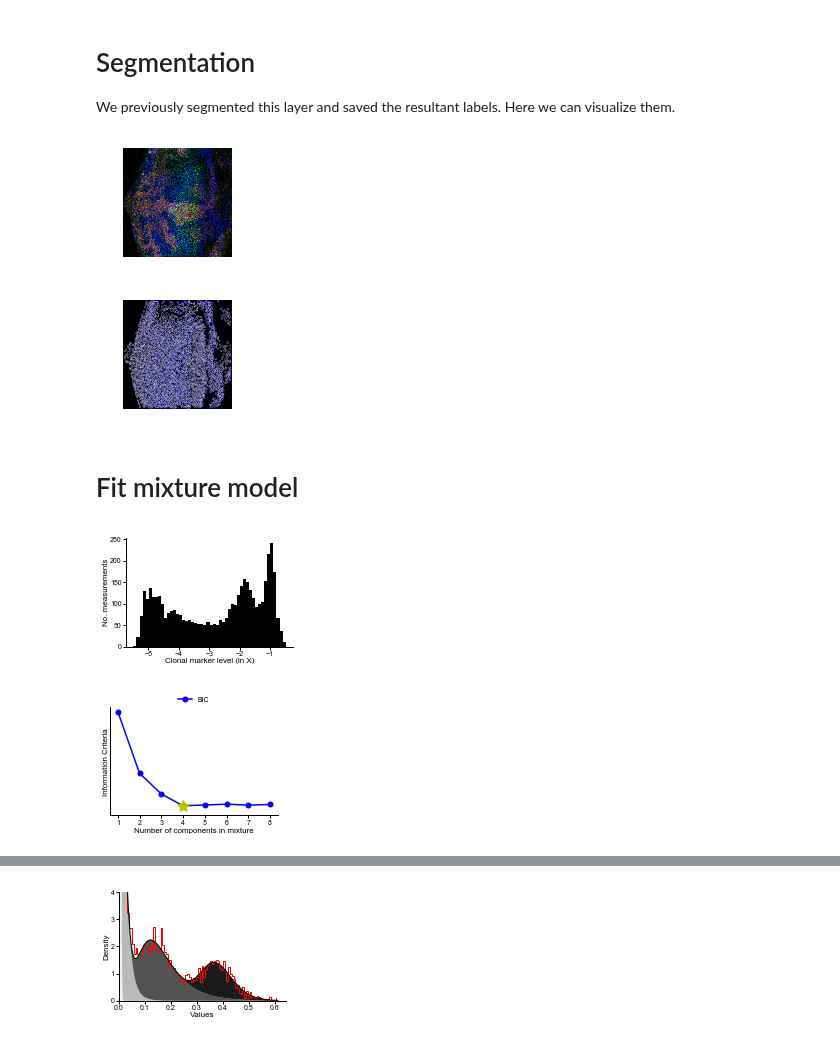
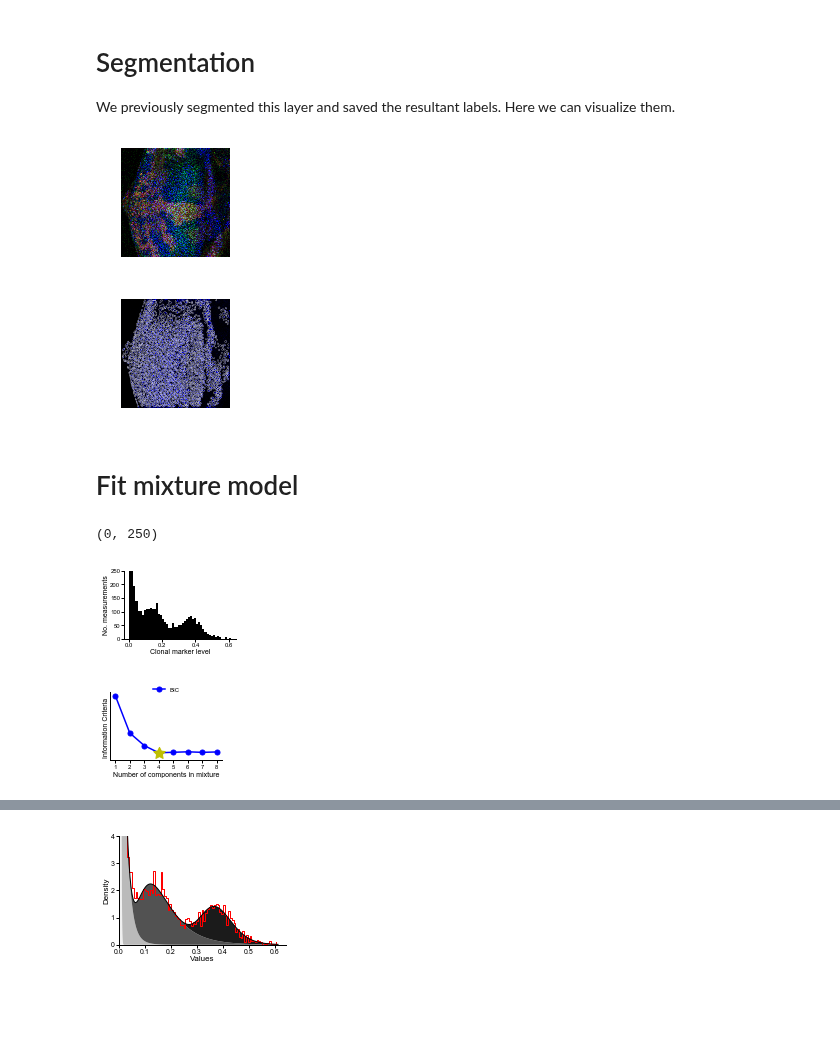
Before and after one commit to sbernasek/flyqma, a Jupyter notebook: notebooks/figures/figure_5.ipynb, the cells around one changed output, grey strips where cells are left out. Drawn from its saved outputs; the diff is of its cells as text; code cells hidden in the pictures; blank space fills up the shorter version.

```diff
--- a/notebooks/figures/figure_5.ipynb
+++ b/notebooks/figures/figure_5.ipynb
@@ -45,31 +43,32 @@ measurements = stack.aggregate_measurements(raw=False)
 We previously segmented this layer and saved the resultant labels. Here we can visualize them.
 # %%
 fig0 = layer.show(segments=False, figsize=figsize)
-fig1 = layer.get_channel('b').show(segments=True, figsize=figsize, lw=.25, color='w', cmap='b')
-savefig(fig0, 'microscopy')
+fig1 = layer.get_channel('b').show(segments=True, figsize=figsize, lw=.25, color='w', cmap='b', rasterized=True)
+#savefig(fig0, 'microscopy')
 savefig(fig1, 'segmentation')
 # %% [output]
-[figure, old version]
+[figure, new version]
-[figure, old version]
+[figure, new version]
 # %% [markdown]
 # Fit mixture model
 # %%
 rfp_levels = measurements.r
 # %%
-fig, ax = plt.subplots(figsize=(3, 2))
-_ = ax.hist(np.log(rfp_levels), bins=50, color='k')
+fig, ax = plt.subplots(figsize=(2, 1.25))
+_ = ax.hist(rfp_levels, bins=50, color='k')
 ax.spines['top'].set_visible(False)
 ax.spines['right'].set_visible(False)
 ax.set_ylabel('No. measurements')
-ax.set_xlabel('Clonal marker level (ln X)')
-
-savefig(fig, 'clonal_marker_histogram')
+ax.set_xlabel('Clonal marker level')
+ax.set_ylim(0, 250)
+#savefig(fig, 'clonal_marker_histogram_linear')
 # %% [output]
+(0, 250)
-[figure, old version]
+[figure, new version]
 # %%
 # model selection
 selector = ModelSelection(rfp_levels, classify_on='r', min_num_components=1, max_num_components=8, crop=False)
-fig = selector.plot_information_criteria(aic=False)
-savefig(fig, 'model_selection')
+fig = selector.plot_information_criteria(aic=False, figsize=(2, 1.25))
+#savefig(fig, 'model_selection')
 # %% [output]
-[figure, old version]
+[figure, new version]
```
Also changed, not shown: parts of 26 cells of this notebook, 43 other files.
